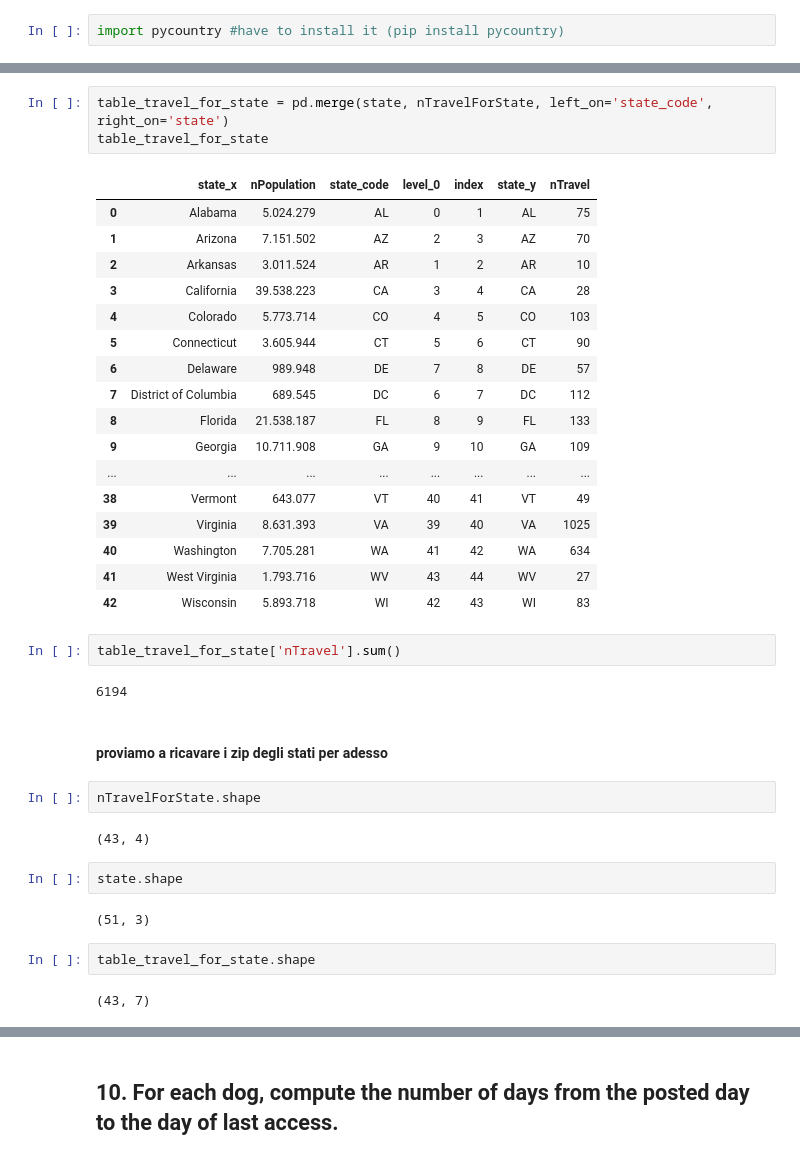
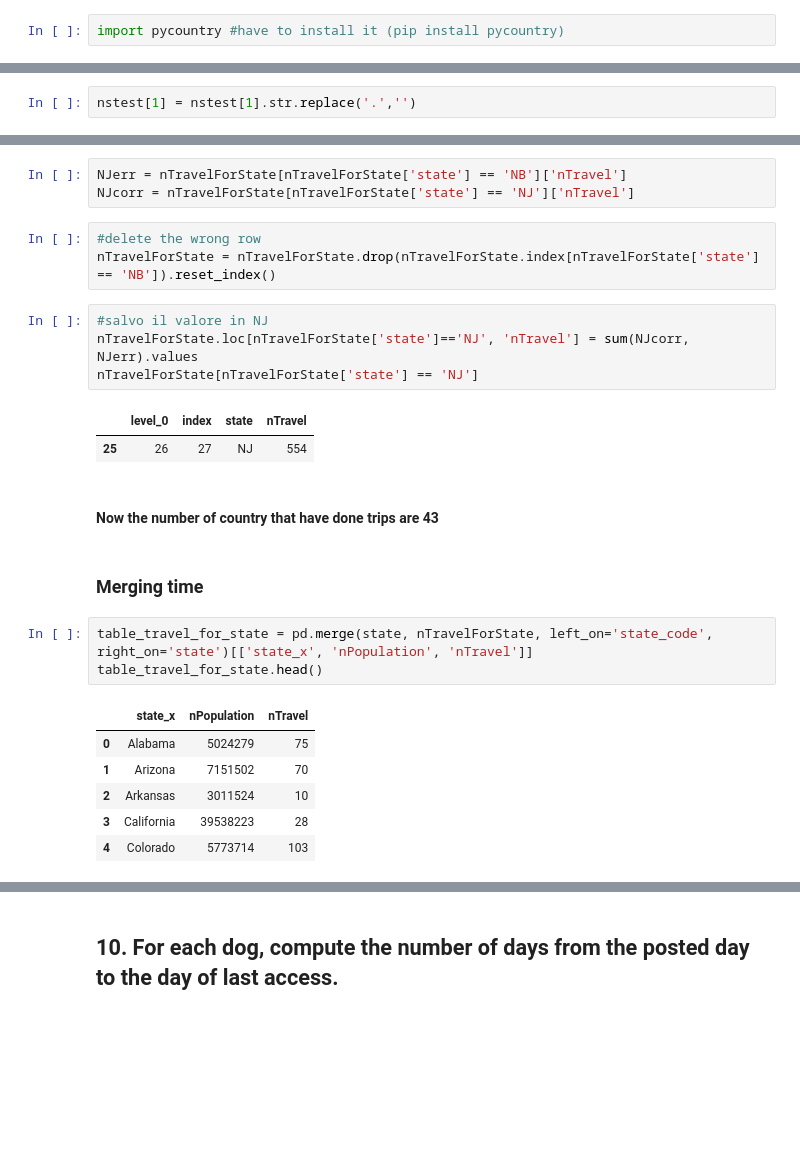
Before and after one commit to mat1218B/ProjectOfComputerScience, a Jupyter notebook: Project-CS_2022.ipynb, the cells around one changed output, grey strips where cells are left out. Drawn from its saved outputs; the diff is of its cells as text; blank space fills up the shorter version.

Commit message:
query-9
jobs done
finish
ready to merge

```diff
--- a/Project-CS_2022.ipynb
+++ b/Project-CS_2022.ipynb
@@ -341,3 +324,5 @@ nTravelForState['nTravel'].sum()
+# %%
+nstest[1] = nstest[1].str.replace('.','')
 # %%
 state = nstest.rename(columns = {0:'state', 1:'nPopulation'})
 state
@@ -440,39 +411,27 @@ nTravelForState[nTravelForState['state'] == 'NJ']
+# %%
+NJerr = nTravelForState[nTravelForState['state'] == 'NB']['nTravel']
+NJcorr = nTravelForState[nTravelForState['state'] == 'NJ']['nTravel']
+# %%
+#delete the wrong row
+nTravelForState = nTravelForState.drop(nTravelForState.index[nTravelForState['state'] == 'NB']).reset_index()
+# %%
+#salvo il valore in NJ
+nTravelForState.loc[nTravelForState['state']=='NJ', 'nTravel'] = sum(NJcorr, NJerr).values
+nTravelForState[nTravelForState['state'] == 'NJ']
+# %% [output]
+|  | level_0 | index | state | nTravel |
+| 25 | 26 | 27 | NJ | 554 |
+# %% [markdown]
+#### Now the number of country that have done trips are 43
+# %% [markdown]
+### Merging time
 # %%
-table_travel_for_state = pd.merge(state, nTravelForState, left_on='state_code', right_on='state')
-table_travel_for_state
+table_travel_for_state = pd.merge(state, nTravelForState, left_on='state_code', right_on='state')[['state_x', 'nPopulation', 'nTravel']]
+table_travel_for_state.head()
 # %% [output]
-|  | state_x | nPopulation | state_code | level_0 | index | state_y | nTravel |
-| 0 | Alabama | 5.024.279 | AL | 0 | 1 | AL | 75 |
-| 1 | Arizona | 7.151.502 | AZ | 2 | 3 | AZ | 70 |
-| 2 | Arkansas | 3.011.524 | AR | 1 | 2 | AR | 10 |
-| 3 | California | 39.538.223 | CA | 3 | 4 | CA | 28 |
-| 4 | Colorado | 5.773.714 | CO | 4 | 5 | CO | 103 |
-| 5 | Connecticut | 3.605.944 | CT | 5 | 6 | CT | 90 |
-| 6 | Delaware | 989.948 | DE | 7 | 8 | DE | 57 |
-| 7 | District of Columbia | 689.545 | DC | 6 | 7 | DC | 112 |
-| 8 | Florida | 21.538.187 | FL | 8 | 9 | FL | 133 |
-| 9 | Georgia | 10.711.908 | GA | 9 | 10 | GA | 109 |
-| ... | ... | ... | ... | ... | ... | ... | ... |
-| 38 | Vermont | 643.077 | VT | 40 | 41 | VT | 49 |
-| 39 | Virginia | 8.631.393 | VA | 39 | 40 | VA | 1025 |
-| 40 | Washington | 7.705.281 | WA | 41 | 42 | WA | 634 |
-| 41 | West Virginia | 1.793.716 | WV | 43 | 44 | WV | 27 |
-| 42 | Wisconsin | 5.893.718 | WI | 42 | 43 | WI | 83 |
+|  | state_x | nPopulation | nTravel |
+| 0 | Alabama | 5024279 | 75 |
+| 1 | Arizona | 7151502 | 70 |
+| 2 | Arkansas | 3011524 | 10 |
+| 3 | California | 39538223 | 28 |
+| 4 | Colorado | 5773714 | 103 |
-# %%
-table_travel_for_state['nTravel'].sum()
-# %% [output]
-6194
-# %% [markdown]
-#### proviamo a ricavare i zip degli stati per adesso
-# %%
-nTravelForState.shape
-# %% [output]
-(43, 4)
-# %%
-state.shape
-# %% [output]
-(51, 3)
-# %%
-table_travel_for_state.shape
-# %% [output]
-(43, 7)
```
Also changed, not shown: parts of 67 cells of this notebook.
